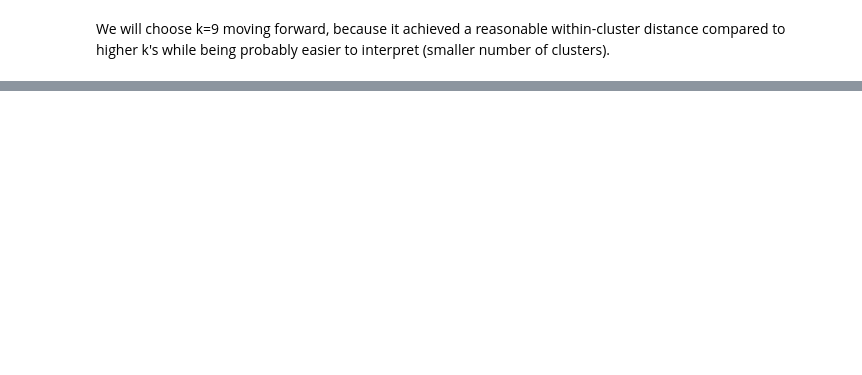
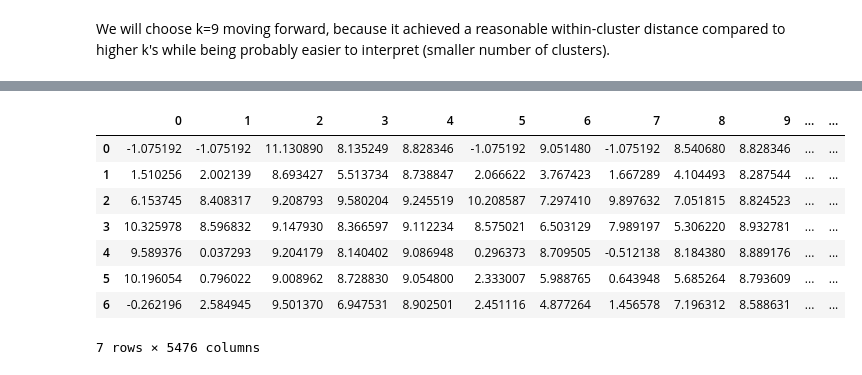
Before and after one commit to martinsun0/AML-assignments, a Jupyter notebook: hw3/3-2/hw3-2.ipynb, the cells around one changed output, grey strips where cells are left out. Saved outputs shown, nothing was run; the diff lists cells and outputs as text; code cells hidden in the pictures; blank space fills up the shorter version.

```diff
--- a/hw3/3-2/hw3-2.ipynb
+++ b/hw3/3-2/hw3-2.ipynb
@@ -99,0 +117,16 @@ W5 = 207271.37139
+# %%
+selected_kmeans = KMeans(n_clusters=7).fit(docWord)
+labels = selected_kmeans.labels_
+cluster_centers = selected_kmeans.cluster_centers_
+# %%
+pd.DataFrame(cluster_centers)
+# %% [output]
+|  | 0 | 1 | 2 | 3 | 4 | 5 | 6 | 7 | 8 | 9 | ... | ... |
+| 0 | -1.075192 | -1.075192 | 11.130890 | 8.135249 | 8.828346 | -1.075192 | 9.051480 | -1.075192 | 8.540680 | 8.828346 | ... | ... |
+| 1 | 1.510256 | 2.002139 | 8.693427 | 5.513734 | 8.738847 | 2.066622 | 3.767423 | 1.667289 | 4.104493 | 8.287544 | ... | ... |
+| 2 | 6.153745 | 8.408317 | 9.208793 | 9.580204 | 9.245519 | 10.208587 | 7.297410 | 9.897632 | 7.051815 | 8.824523 | ... | ... |
+| 3 | 10.325978 | 8.596832 | 9.147930 | 8.366597 | 9.112234 | 8.575021 | 6.503129 | 7.989197 | 5.306220 | 8.932781 | ... | ... |
+| 4 | 9.589376 | 0.037293 | 9.204179 | 8.140402 | 9.086948 | 0.296373 | 8.709505 | -0.512138 | 8.184380 | 8.889176 | ... | ... |
+| 5 | 10.196054 | 0.796022 | 9.008962 | 8.728830 | 9.054800 | 2.333007 | 5.988765 | 0.643948 | 5.685264 | 8.793609 | ... | ... |
+| 6 | -0.262196 | 2.584945 | 9.501370 | 6.947531 | 8.902501 | 2.451116 | 4.877264 | 1.456578 | 7.196312 | 8.588631 | ... | ... |
+7 rows × 5476 columns
```
Also changed, not shown: parts of 13 cells of this notebook.
